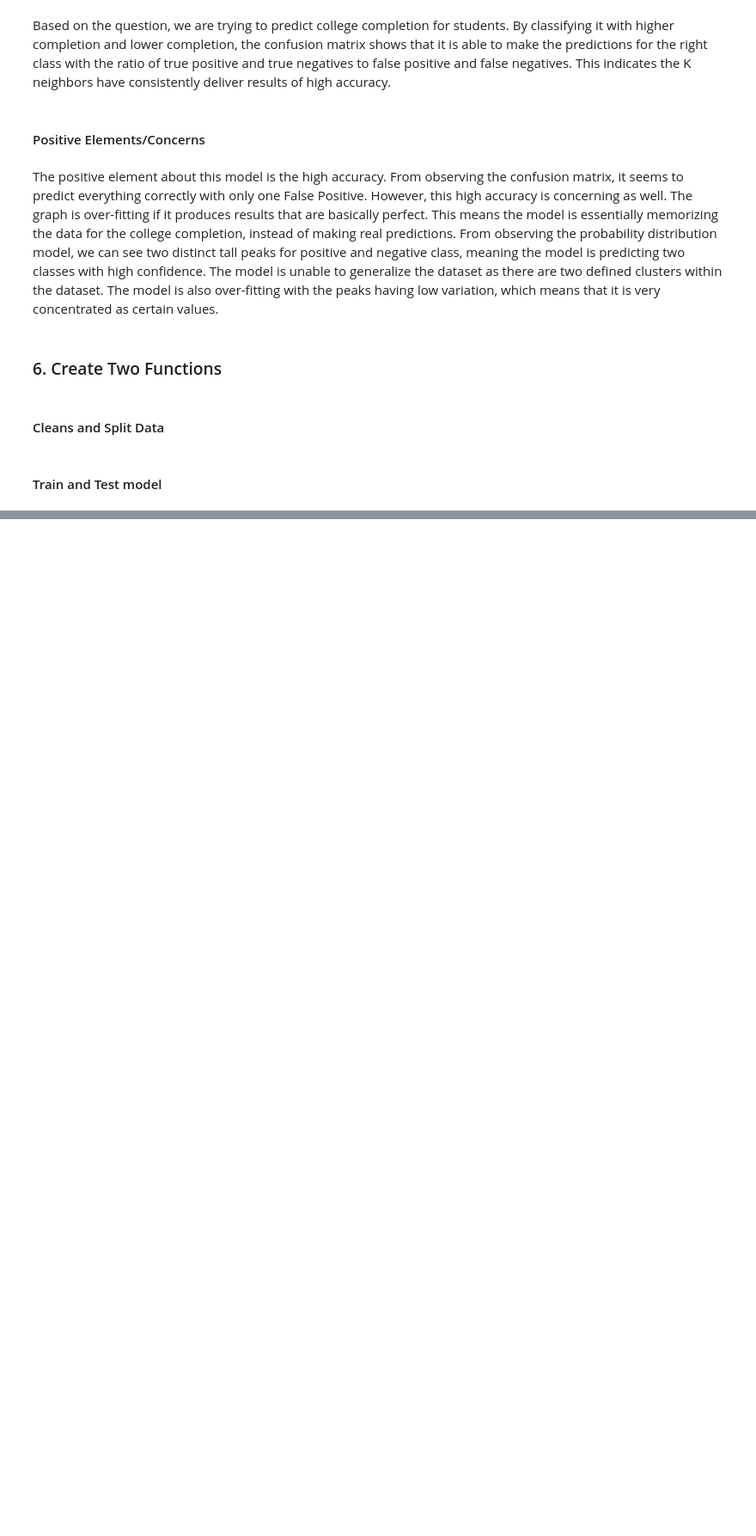
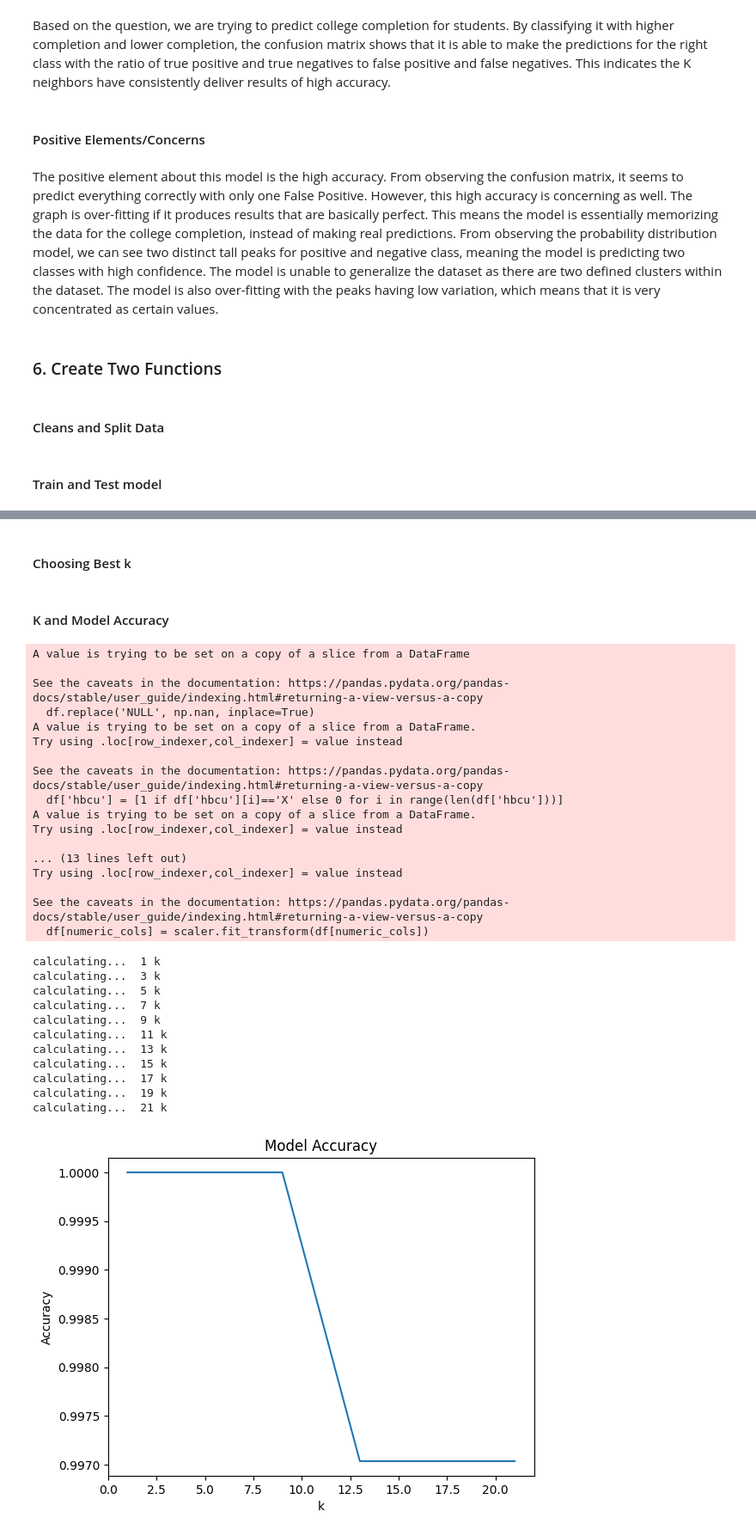
Before and after one commit to PatrickHo718/DS-3021, a Jupyter notebook: 06_ML_Concepts_II_KNN/lab5.ipynb, the cells around one changed output, grey strips where cells are left out. Shown at 86% size. Cells and saved outputs as stored; diff of their text form; code cells hidden in the pictures; blank space fills up the shorter version.

```diff
--- a/06_ML_Concepts_II_KNN/lab5.ipynb
+++ b/06_ML_Concepts_II_KNN/lab5.ipynb
@@ -324,7 +324,15 @@ def clean_and_split_data(df, target, test_size=0.4, random_state=99):
     df[numeric_cols] = scaler.fit_transform(df[numeric_cols])
     encoded = pd.get_dummies(df[cat_cols])
     df = df.drop(cat_cols, axis=1).join(encoded)
+    df.dropna(axis = 0, how = 'any', inplace = True)
     train, test = train_test_split(df, test_size=test_size, stratify=df[f'{target}_1'], random_state=random_state)
-    return train, test, val
+
+    X_train = train.drop([f'{target}_1'], axis=1).values
+    y_train = train[f'{target}_1'].values
+
+    X_test = test.drop([f'{target}_1'], axis=1).values
+    y_test = test[f'{target}_1'].values
+
+    return X_train, y_train, X_test, y_test
 # %% [markdown]
 #### Train and Test model
@@ -330,0 +367,55 @@ def clean_and_split_data(df, target, test_size=0.4, random_state=99):
+# %% [markdown]
+#### Choosing Best k
+# %%
+def chooseK(k, X_train, y_train, X_test, y_test):
+    random.seed(1)
+    print("calculating... ", k, "k")
+    class_knn = KNeighborsClassifier(n_neighbors=k)
+    class_knn.fit(X_train, y_train)
+
+    accu = class_knn.score(X_test, y_test)
+    return accu
+# %% [markdown]
+#### K and Model Accuracy
+# %%
+from matplotlib import pyplot as plt
+
+X_train, y_train, X_test, y_test = clean_and_split_data(grad_data, target = 'hbcu')
+test = pd.DataFrame({'k':list(range(1,22,2)),
+                     'accu':[chooseK(i, X_train, y_train, X_test, y_test) for i in list(range(1, 22, 2))]})
+test = test.sort_values(by=['accu'], ascending=False)
+plt.plot(test['k'], test['accu'])
+plt.xlabel('k')
+plt.ylabel('Accuracy')
+plt.title('Model Accuracy')
+plt.show()
+# %% [output]
+A value is trying to be set on a copy of a slice from a DataFrame
+
+See the caveats in the documentation: https://pandas.pydata.org/pandas-docs/stable/user_guide/indexing.html#returning-a-view-versus-a-copy
+  df.replace('NULL', np.nan, inplace=True)
+A value is trying to be set on a copy of a slice from a DataFrame.
+Try using .loc[row_indexer,col_indexer] = value instead
+
+See the caveats in the documentation: https://pandas.pydata.org/pandas-docs/stable/user_guide/indexing.html#returning-a-view-versus-a-copy
+  df['hbcu'] = [1 if df['hbcu'][i]=='X' else 0 for i in range(len(df['hbcu']))]
+A value is trying to be set on a copy of a slice from a DataFrame.
+Try using .loc[row_indexer,col_indexer] = value instead
+
+... (13 lines left out)
+Try using .loc[row_indexer,col_indexer] = value instead
+
+See the caveats in the documentation: https://pandas.pydata.org/pandas-docs/stable/user_guide/indexing.html#returning-a-view-versus-a-copy
+  df[numeric_cols] = scaler.fit_transform(df[numeric_cols])
+calculating...  1 k
+calculating...  3 k
+calculating...  5 k
+calculating...  7 k
+calculating...  9 k
+calculating...  11 k
+calculating...  13 k
+calculating...  15 k
+calculating...  17 k
+calculating...  19 k
+calculating...  21 k
+[figure, added]
```
Also changed, not shown: parts of 4 cells of this notebook.
